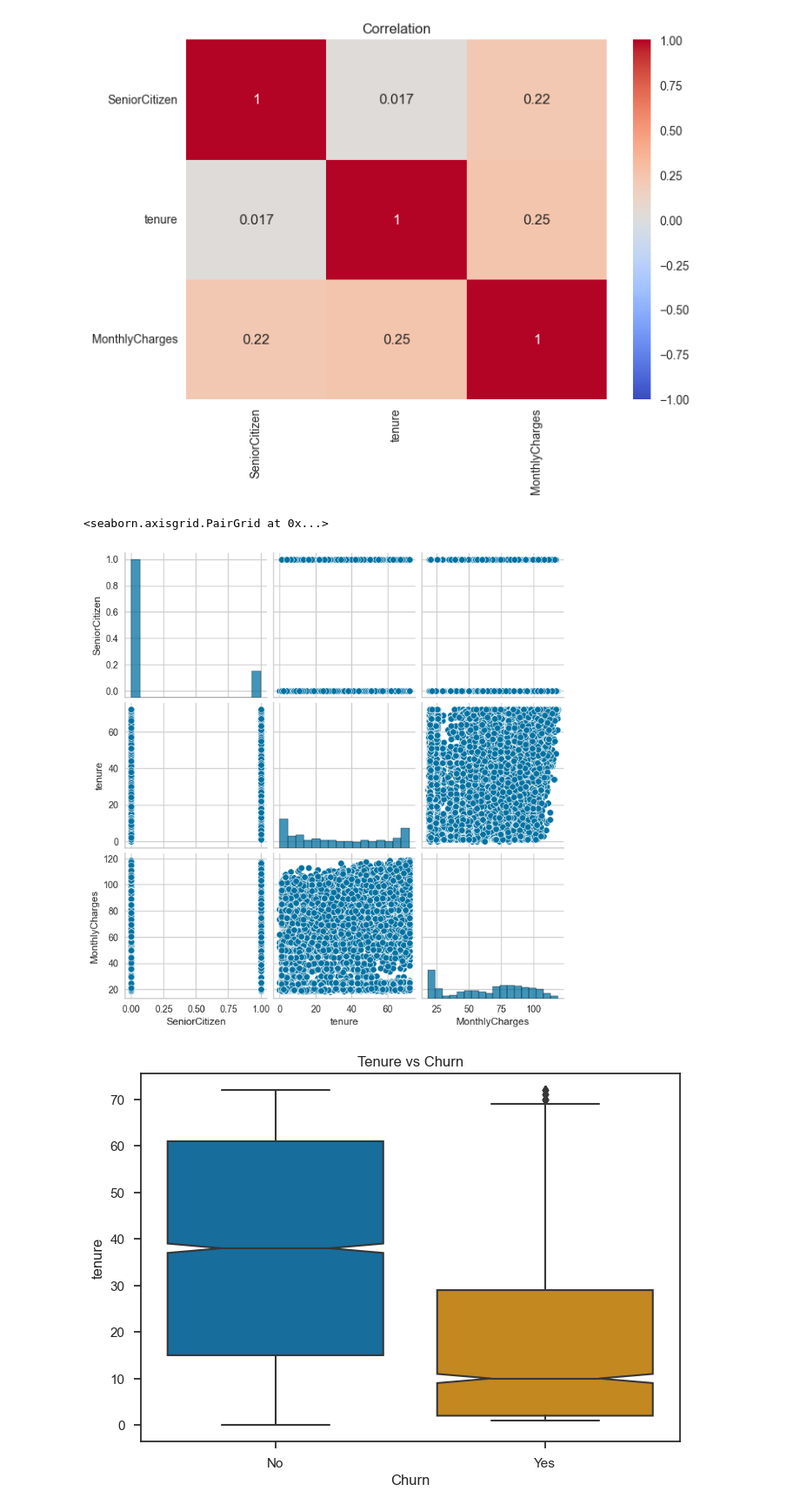
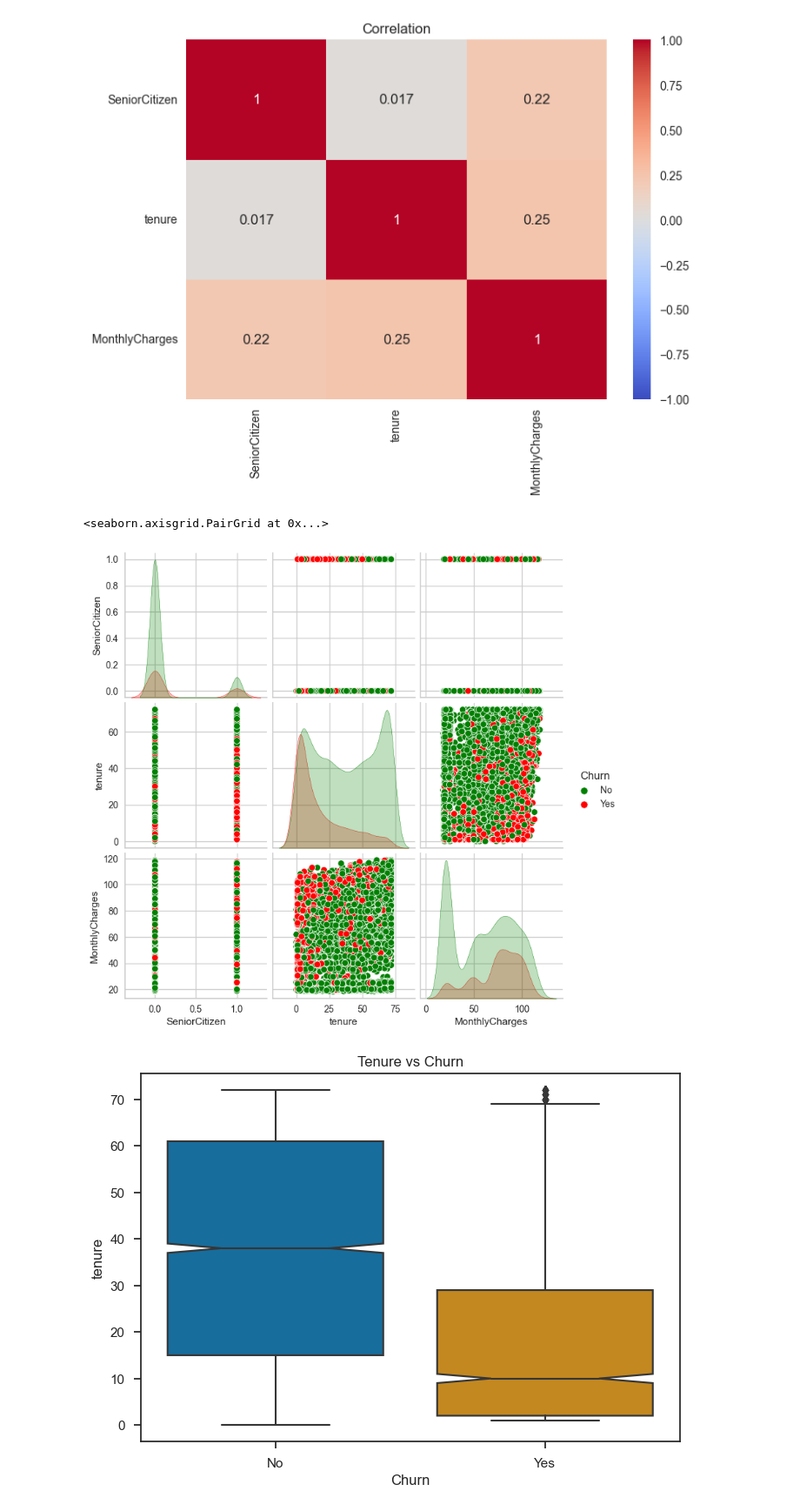
Before and after one commit to Tetteh96/LP3_churn_classification, a Jupyter notebook: Customer_churn_prediction.ipynb, the cells around one changed output. Shown at 87% size. Cells and saved outputs as stored; diff of their text form; code cells hidden in the pictures.

Commit message:
churn prediction commit

```diff
--- a/LP3_customer_churn.ipynb
+++ b/Customer_churn_prediction.ipynb
@@ -214,10 +214,10 @@ plt.show()
 [figure]
 # %%
 # Create a pair plot of the churn_df DataFrame
-sns.pairplot(churn_df)
+sns.pairplot(churn_df, hue='Churn', palette={'Yes': 'red', 'No': 'green'})
 # %% [output]
 <seaborn.axisgrid.PairGrid at 0x...>
-[figure, old version]
+[figure, new version]
 # %%
 # sns.set(style='ticks', palette='colorblind')
 
```
Also changed, not shown: parts of 3 cells of this notebook.
